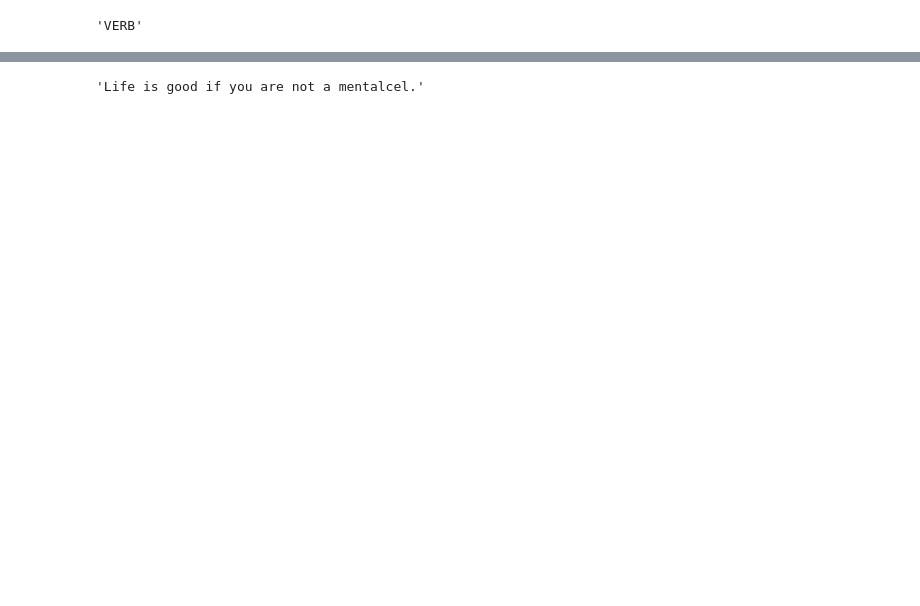
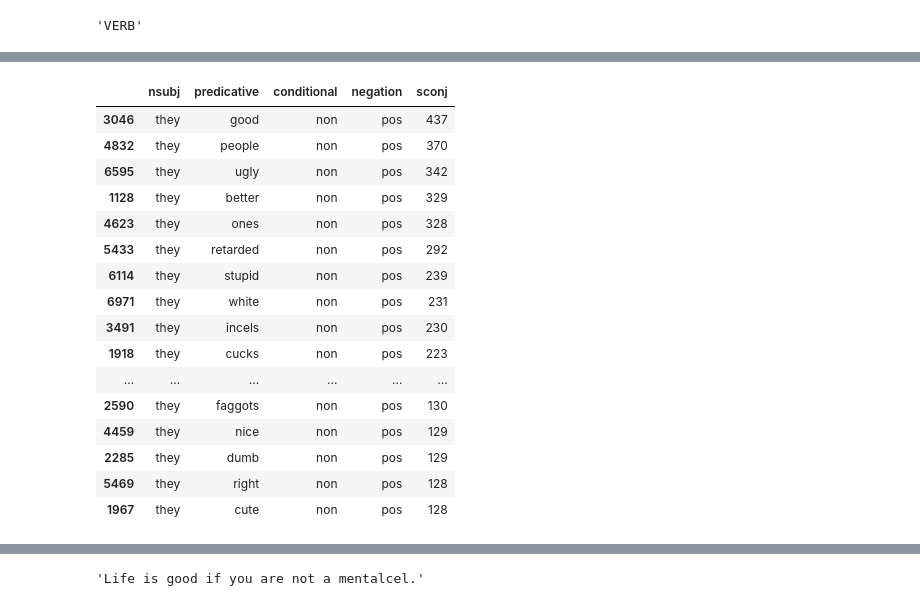
Before and after one commit to dhh23/disc-analysis, a Jupyter notebook: src/jiemakel/filter_i_we_you.ipynb, the cells around one changed output, grey strips where cells are left out. Saved outputs shown, nothing was run; the diff lists cells and outputs as text; code cells hidden in the pictures; blank space fills up the shorter version.

```diff
--- a/src/jiemakel/filter_i_we_you.ipynb
+++ b/src/jiemakel/filter_i_we_you.ipynb
@@ -72,18 +58,3 @@ docs2 = list(doc_bin.from_disk(here("data/output/jiemakel/you_we_they_are.spacyd
 docs2[1][0].pos_
 # %% [output]
 'VERB'
-# %%
-for token in docs[99010][0]:
-    if token.text=="are" or token.text=="'re":
-        if token.dep_ == 'ROOT':
-            print(list(map(lambda t: list(t.subtree), token.rights)))
-        elif 'VerbForm=Part' in token.head.morph:
-            print(token.head, list(next(token.head.rights).subtree))
-        else:
-            print(list(token.subtree))
-#        print(list(map(lambda t: list(t.subtree), token.head.rights)))
-        #for ot in token.subtree:
-#            print(ot, ot.pos_)
- #           if ot.pos_=="ADJ" or ot.pos_=="VERB":
- #               print(ot)
-        print(list(map(lambda t: list(t.subtree), token.head.lefts)),token.head,list(map(lambda t: list(t.subtree), token.head.rights)))
@@ -92,0 +201,27 @@ for token in docs[99010][0]:
+# %%
+import pandas
+df = pandas.DataFrame(res)
+# %%
+df['conditional'] = ["con" if x in ("if", "when") else "non" for x in df.sconj]
+# %%
+dff = df[(df.predicate_type == "predicative construction") & (df.nsubj.isin(['they', 'you', 'we'])) & (df.predicative != "")][['nsubj', 'predicative','sconj', 'negation', 'conditional']].groupby(['nsubj', 'predicative',"conditional", "negation"]).count().reset_index()
+# %%
+dff[dff.nsubj=="they"].sort_values(['sconj'], ascending=False).head(30)
+# %% [output]
+|  | nsubj | predicative | conditional | negation | sconj |
+| 3046 | they | good | non | pos | 437 |
+| 4832 | they | people | non | pos | 370 |
+| 6595 | they | ugly | non | pos | 342 |
+| 1128 | they | better | non | pos | 329 |
+| 4623 | they | ones | non | pos | 328 |
+| 5433 | they | retarded | non | pos | 292 |
+| 6114 | they | stupid | non | pos | 239 |
+| 6971 | they | white | non | pos | 231 |
+| 3491 | they | incels | non | pos | 230 |
+| 1918 | they | cucks | non | pos | 223 |
+| ... | ... | ... | ... | ... | ... |
+| 2590 | they | faggots | non | pos | 130 |
+| 4459 | they | nice | non | pos | 129 |
+| 2285 | they | dumb | non | pos | 129 |
+| 5469 | they | right | non | pos | 128 |
+| 1967 | they | cute | non | pos | 128 |
```
Also changed, not shown: parts of 16 cells of this notebook, 1 other file.
